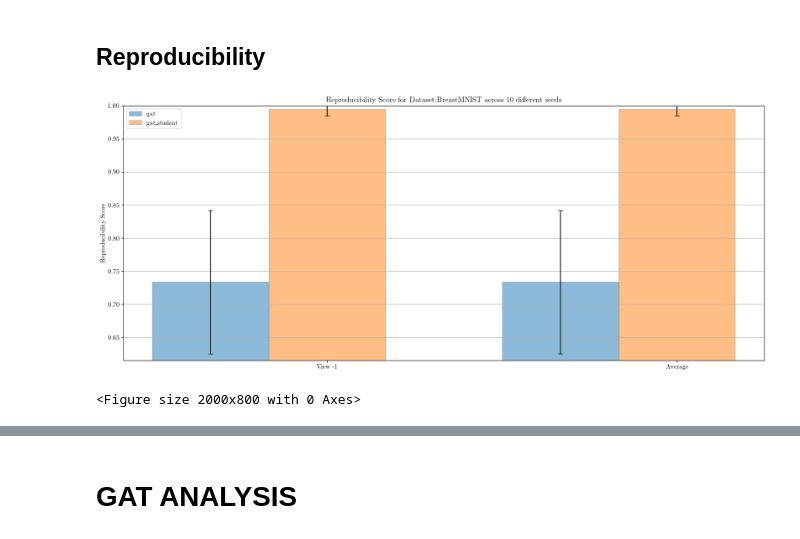
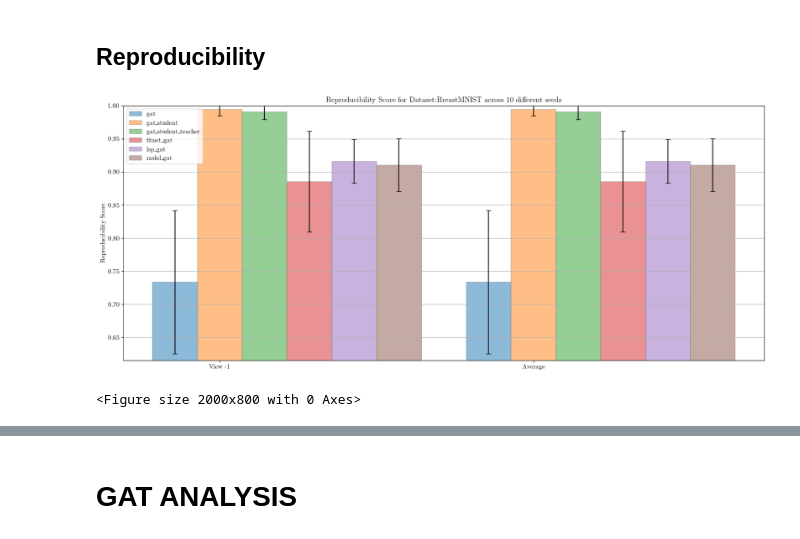
Before and after one commit to LorenzoStigliano/thesis-imperial, a Jupyter notebook: src/notebooks/study_MedMNIST_BreastMNIST_gat_gat.ipynb, the cells around one changed output, grey strips where cells are left out. Drawn from its saved outputs; the diff is of its cells as text; code cells hidden in the pictures.

Commit message:
analysis and script new for GAT to GCN MSKD

```diff
--- a/src/notebooks/study_MedMNIST_BreastMNIST_gat_gat.ipynb
+++ b/src/notebooks/study_MedMNIST_BreastMNIST_gat_gat.ipynb
@@ -19,27 +22,31 @@ from models.model_config import *
 # %%
 import matplotlib.pyplot as plt
 plt.rcParams['text.latex.preamble']=[r"\usepackage{lmodern}"]
 params = {
     'text.usetex' : True,
     'font.size' : 11,
     'font.family' :'lmodern'
 }
 plt.rcParams.update(params)
 
 dataset="BreastMNIST"
 views=[-1]
-models=["gat", "gat_student"]
+models=["gat", "gat_student", "gat_student_teacher", "fitnet_gat", "lsp_gat", "mskd_gat"]
 model_args = [
     gat_BreastMNIST_args,
-    gat_student_gat_BreastMNIST_args
+    gat_gat_student_BreastMNIST_args,
+    gat_gat_student_BreastMNIST_args,
+    gat_gat_fitnet_student_BreastMNIST_args,
+    gat_gat_lsp_student_BreastMNIST_args,
+    gat_gat_mskd_student_BreastMNIST_args
 ]
 CV=["3Fold", "5Fold", "10Fold"]
 runs=[i for i in range(10)]
 save_fig=False
 
 plot_bar_chart_reproducibility_mulitple_runs(dataset, views, models, CV, runs, students=[-1,-1,-1,-1,-1,-1,-1], model_args=model_args, save_fig=False)
 # %% [output]
-[figure, old version]
+[figure, new version]
 <Figure size 2000x800 with 0 Axes>
 # %%
 for view in [-1]:
```
Also changed, not shown: parts of 16 cells of this notebook, 10 other files.
